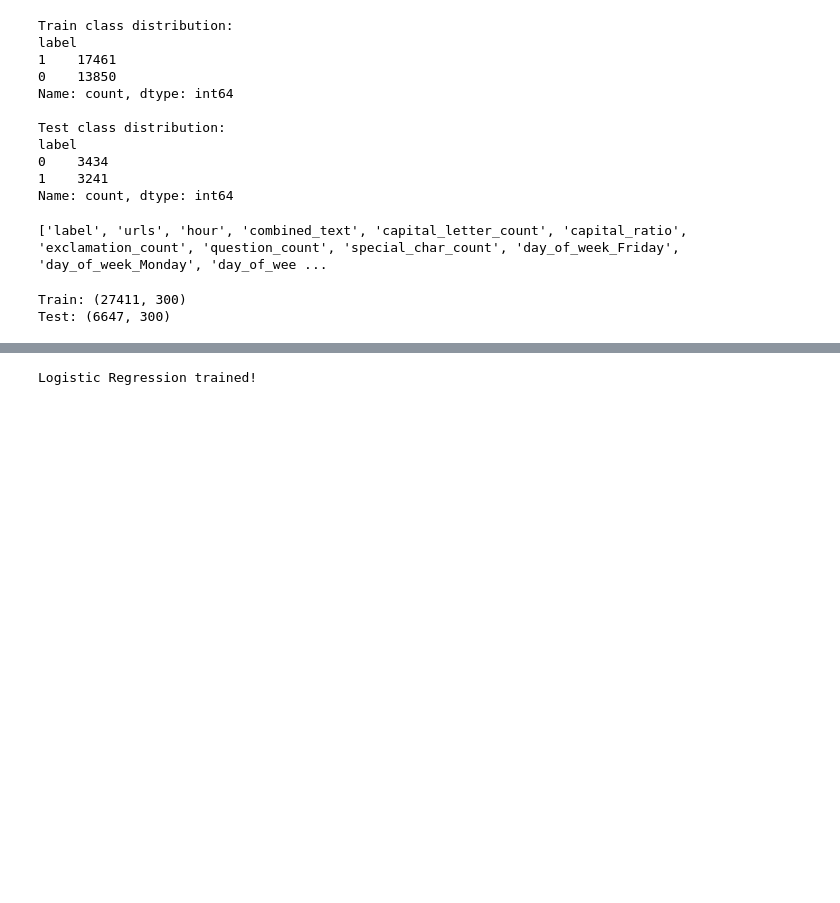
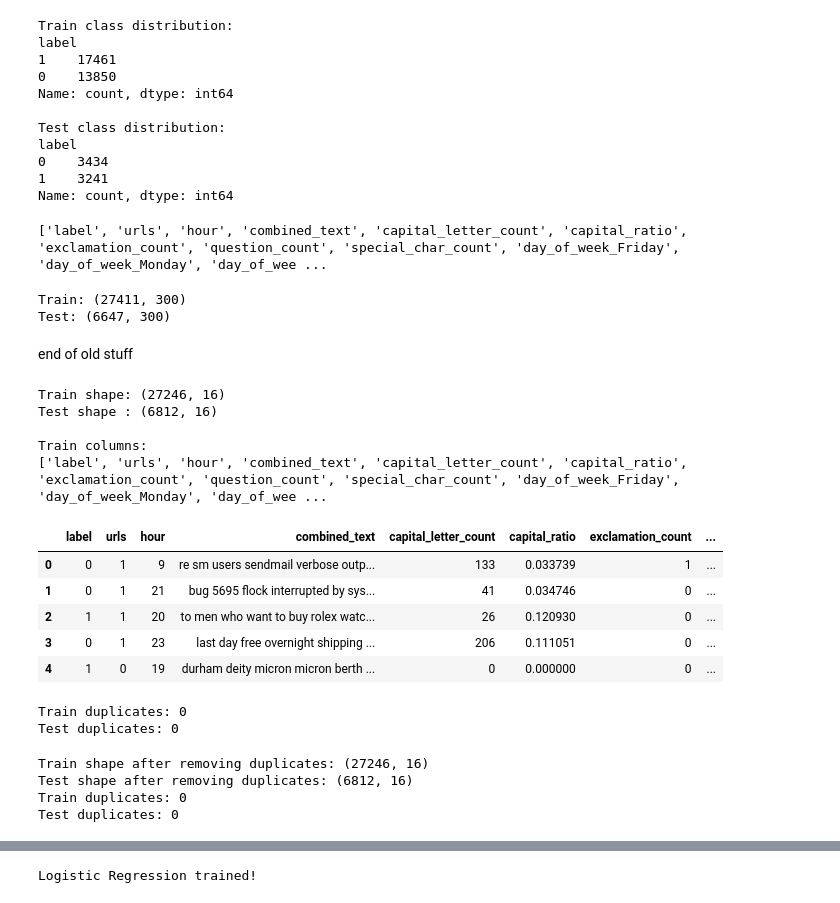
Before and after one commit to Renadyousef/Spam_classification_project, a Jupyter notebook: logisticregression.ipynb, the cells around one changed output, grey strips where cells are left out. Drawn from its saved outputs; the diff is of its cells as text; code cells hidden in the pictures; blank space fills up the shorter version.

```diff
--- a/logisticregression.ipynb
+++ b/logisticregression.ipynb
@@ -144,3 +146,53 @@ print("Test:", X_test.shape)
 # %% [output]
 Train: (27411, 300)
 Test: (6647, 300)
+# %% [markdown]
+end of old stuff
+# %%
+import pandas as pd
+import numpy as np
+
+train_df = pd.read_csv("spam_train_cleaned.csv")
+test_df = pd.read_csv("spam_test_cleaned.csv")
+
+print("Train shape:", train_df.shape)
+print("Test shape :", test_df.shape)
+
+print("\nTrain columns:")
+print(train_df.columns.tolist())
+
+display(train_df.head())
+# %% [output]
+Train shape: (27246, 16)
+Test shape : (6812, 16)
+
+Train columns:
+['label', 'urls', 'hour', 'combined_text', 'capital_letter_count', 'capital_ratio', 'exclamation_count', 'question_count', 'special_char_count', 'day_of_week_Friday', 'day_of_week_Monday', 'day_of_wee ...
+|  | label | urls | hour | combined_text | capital_letter_count | capital_ratio | exclamation_count | ... |
+| 0 | 0 | 1 | 9 | re sm users sendmail verbose outp... | 133 | 0.033739 | 1 | ... |
+| 1 | 0 | 1 | 21 | bug 5695 flock interrupted by sys... | 41 | 0.034746 | 0 | ... |
+| 2 | 1 | 1 | 20 | to men who want to buy rolex watc... | 26 | 0.120930 | 0 | ... |
+| 3 | 0 | 1 | 23 | last day free overnight shipping ... | 206 | 0.111051 | 0 | ... |
+| 4 | 1 | 0 | 19 | durham deity micron micron berth ... | 0 | 0.000000 | 0 | ... |
+# %%
+#Check duplicates
+print("Train duplicates:", train_df["combined_text"].duplicated().sum())
+print("Test duplicates:", test_df["combined_text"].duplicated().sum())
+# %% [output]
+Train duplicates: 0
+Test duplicates: 0
+# %%
+# Remove duplicate emails from train and test
+train_df = train_df.drop_duplicates(subset="combined_text").reset_index(drop=True)
+test_df = test_df.drop_duplicates(subset="combined_text").reset_index(drop=True)
+
+print("Train shape after removing duplicates:", train_df.shape)
+print("Test shape after removing duplicates:", test_df.shape)
+
+print("Train duplicates:", train_df["combined_text"].duplicated().sum())
+print("Test duplicates:", test_df["combined_text"].duplicated().sum())
+# %% [output]
+Train shape after removing duplicates: (27246, 16)
+Test shape after removing duplicates: (6812, 16)
+Train duplicates: 0
+Test duplicates: 0
```
Also changed, not shown: parts of 9 cells of this notebook.
